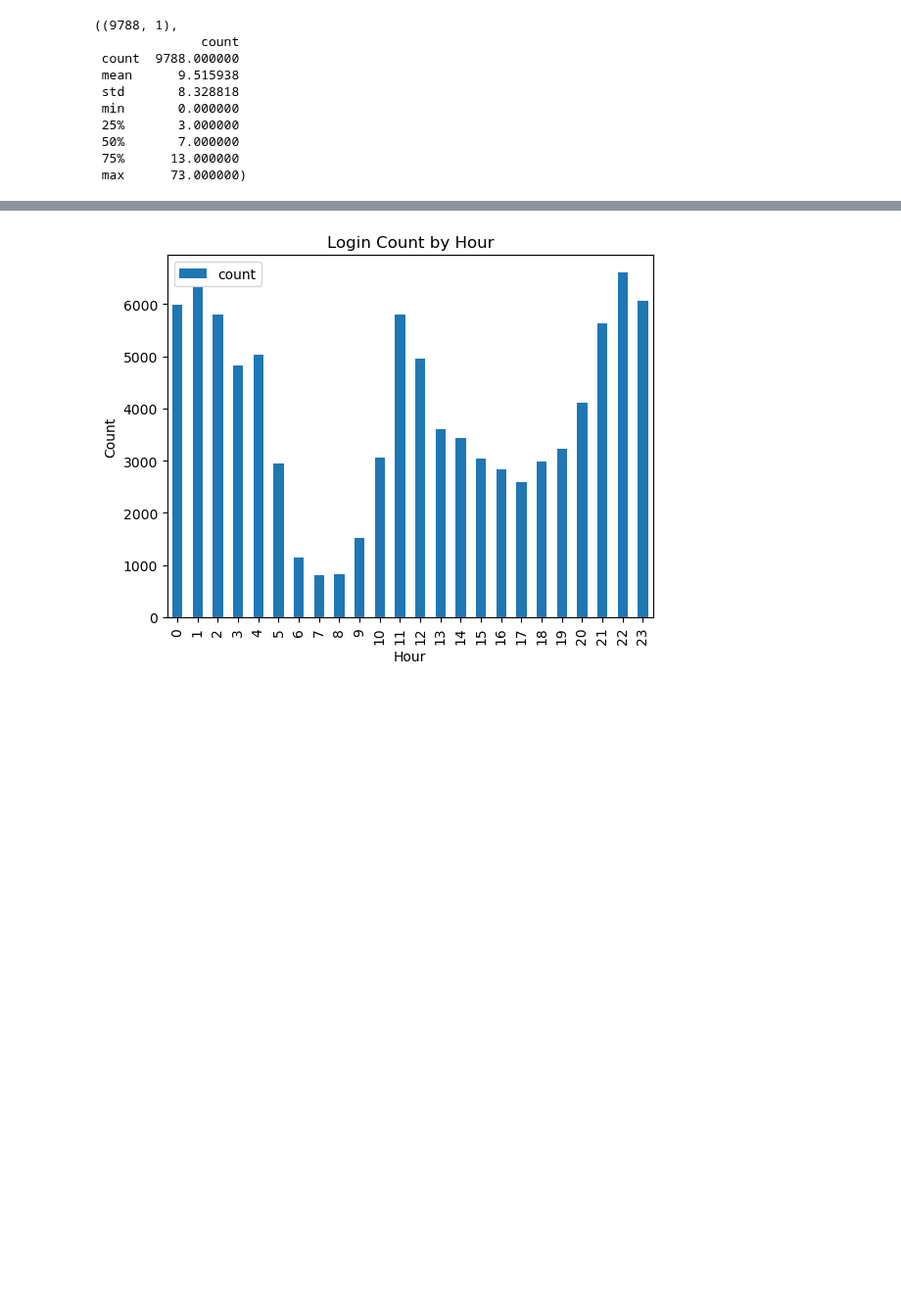
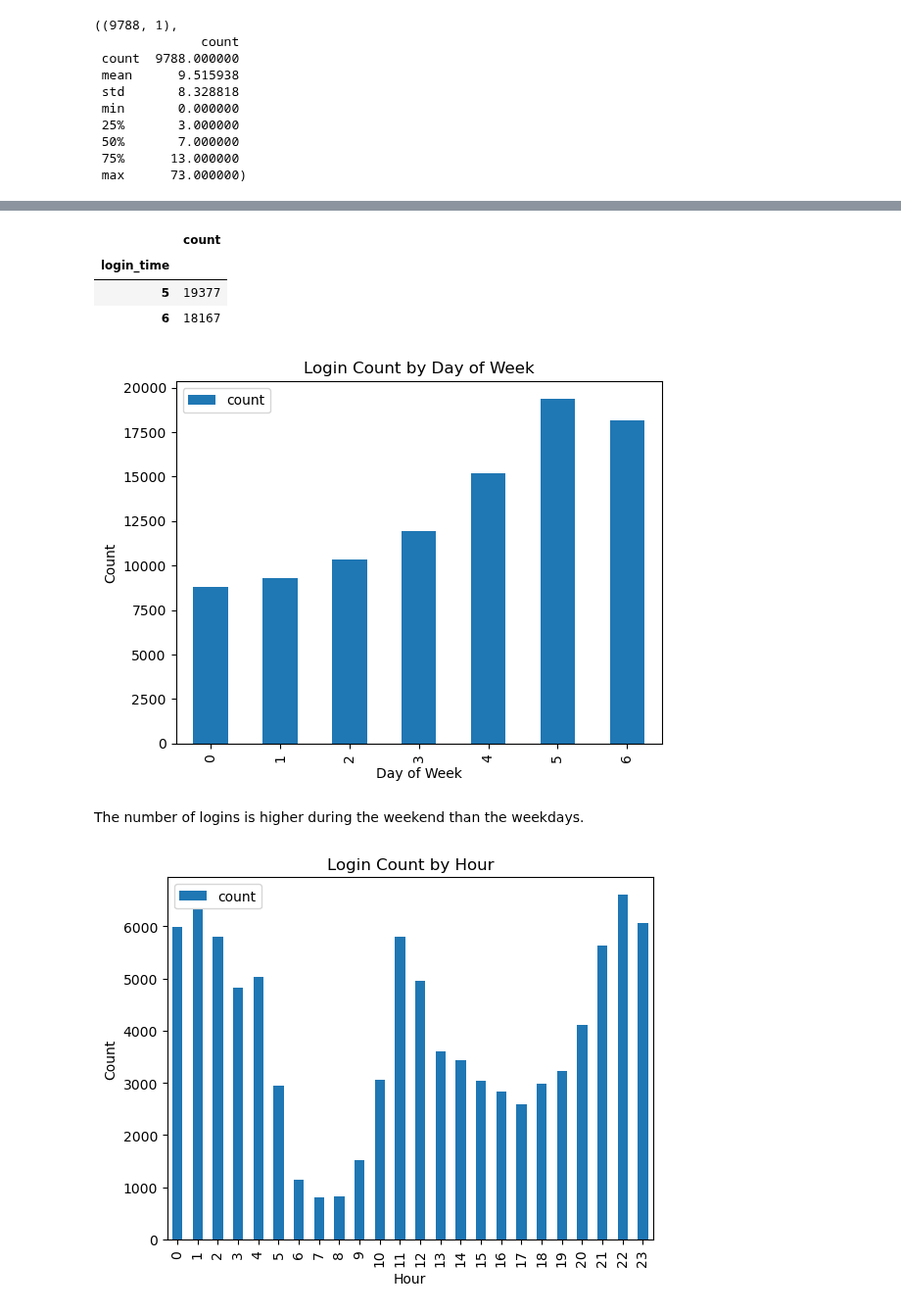
Before and after one commit to n-altawam/Sprinboard, a Jupyter notebook: 26.2.2 Ultimate Technologies Inc. Take-Home Challenge/Ultimate_data_science_challenge.ipynb, the cells around one changed output, grey strips where cells are left out. Shown at 98% size. Cells and saved outputs as stored; diff of their text form; code cells hidden in the pictures; blank space fills up the shorter version.

```diff
--- a/26.2.2 Ultimate Technologies Inc. Take-Home Challenge/Ultimate_data_science_challenge.ipynb
+++ b/26.2.2 Ultimate Technologies Inc. Take-Home Challenge/Ultimate_data_science_challenge.ipynb
@@ -72,3 +83,24 @@ df.plot(figsize=(15,5),
+# %%
+# what day of week has the highest login count?
+day_of_week = df.groupby(df.index.dayofweek).sum()
+day_of_week.sort_values(by='count', ascending=False).head(2)
+# %% [output]
+|  | count |
+| login_time |  |
+| 5 | 19377 |
+| 6 | 18167 |
+# %%
+day_of_week.plot(kind='bar')
+plt.xlabel('Day of Week')
+# plt.xticks(np.arange(7), ('Monday', 'Tuesday', 'Wednesday', 'Thursday', 'Friday', 'Saturday', 'Sunday'))
+plt.xticks()
+plt.ylabel('Count')
+plt.title('Login Count by Day of Week')
+plt.show()
+# %% [output]
+[figure, added]
+# %% [markdown]
+The number of logins is higher during the weekend than the weekdays.
 # %%
 df.groupby(df.index.hour).sum().plot(kind='bar')
 plt.xlabel('Hour')
```
Also changed, not shown: parts of 40 cells of this notebook, 9 other files.
